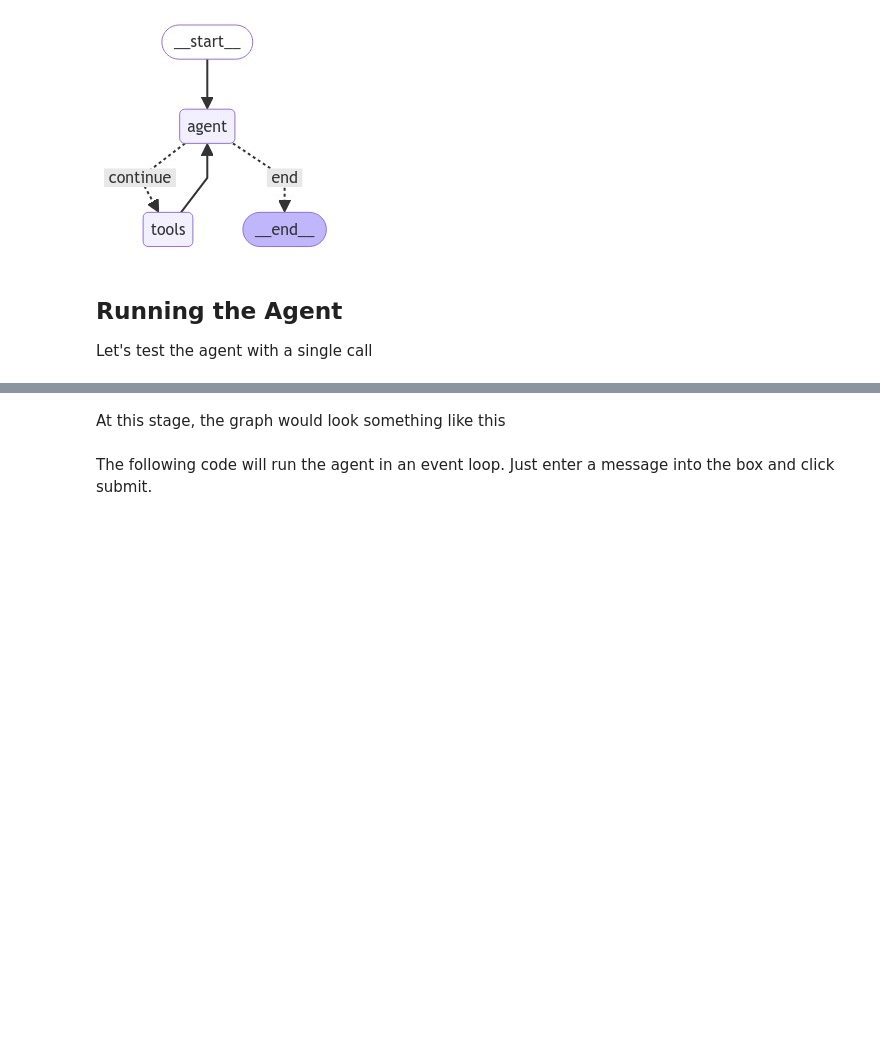
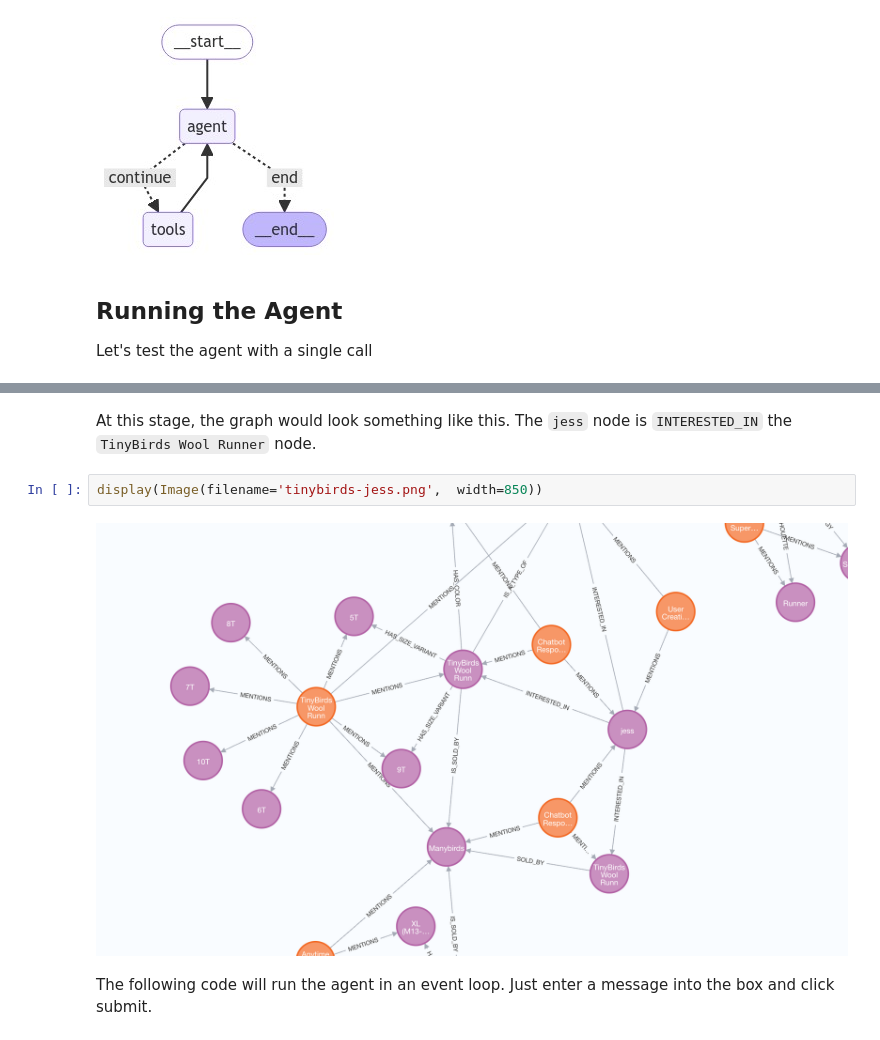
Before and after one commit to getzep/graphiti, a Jupyter notebook: examples/langgraph-agent/agent.ipynb, the cells around one changed output, grey strips where cells are left out. Drawn from its saved outputs; the diff is of its cells as text; blank space fills up the shorter version.

Commit message:
image + clean run

```diff
--- a/examples/langgraph-agent/agent.ipynb
+++ b/examples/langgraph-agent/agent.ipynb
@@ -391,5 +314,9 @@ graphiti_core.graphiti - INFO - Completed add_episode in 19686.161041259766 ms
 # %% [markdown]
-At this stage, the graph would look something like this
+At this stage, the graph would look something like this. The `jess` node is `INTERESTED_IN` the `TinyBirds Wool Runner` node.
+# %%
+display(Image(filename='tinybirds-jess.png',  width=850))
+# %% [output]
+[figure, added]
 # %% [markdown]
 The following code will run the agent in an event loop. Just enter a message into the box and click submit.
 # %%
```
Also changed, not shown: parts of 8 cells of this notebook, 1 other file.
